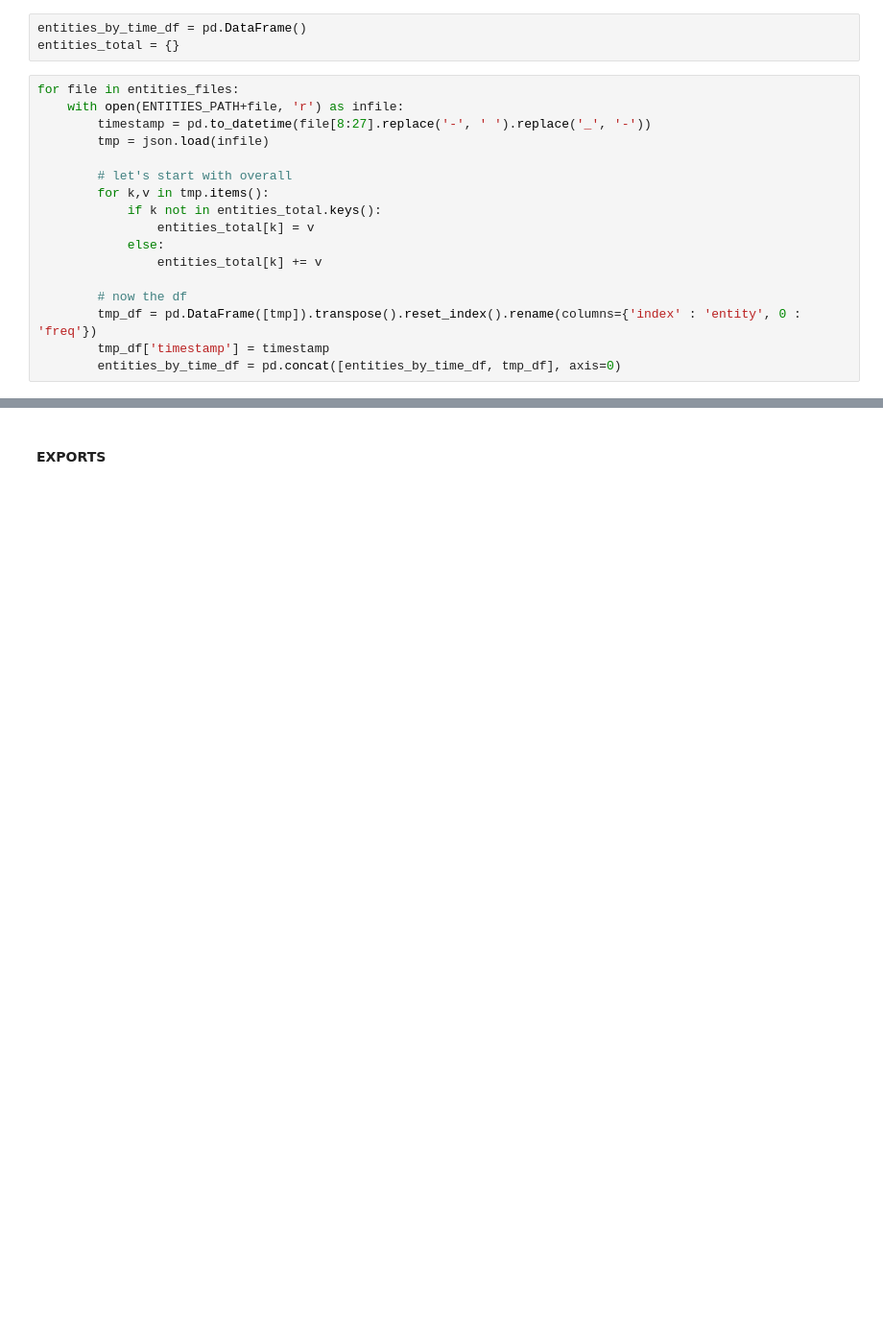
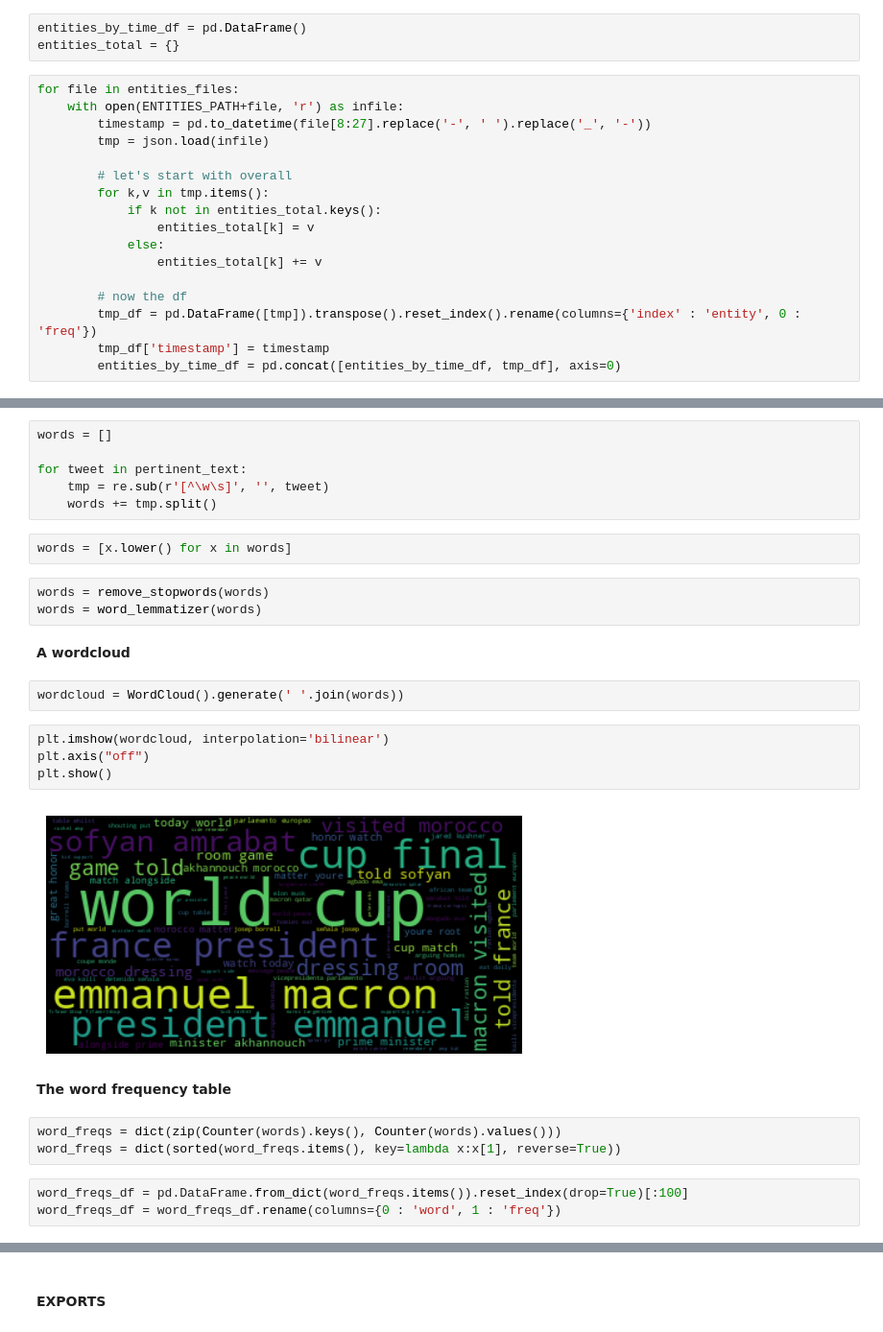
Before and after one commit to CorridorLabs/world_cup_misinfo_tracking, a Jupyter notebook: analysis/02_tweet_analysis.ipynb, the cells around one changed output, grey strips where cells are left out. Shown at 96% size. Cells and saved outputs as stored; diff of their text form; blank space fills up the shorter version.

```diff
--- a/analysis/02_tweet_analysis.ipynb
+++ b/analysis/02_tweet_analysis.ipynb
@@ -314,0 +494,29 @@ entities_total
+# %%
+words = []
+
+for tweet in pertinent_text:
+    tmp = re.sub(r'[^\w\s]', '', tweet)
+    words += tmp.split()
+# %%
+words = [x.lower() for x in words]
+# %%
+words = remove_stopwords(words)
+words = word_lemmatizer(words)
+# %% [markdown]
+**A wordcloud**
+# %%
+wordcloud = WordCloud().generate(' '.join(words))
+# %%
+plt.imshow(wordcloud, interpolation='bilinear')
+plt.axis("off")
+plt.show()
+# %% [output]
+[figure, added]
+# %% [markdown]
+**The word frequency table**
+# %%
+word_freqs = dict(zip(Counter(words).keys(), Counter(words).values()))
+word_freqs = dict(sorted(word_freqs.items(), key=lambda x:x[1], reverse=True))
+# %%
+word_freqs_df = pd.DataFrame.from_dict(word_freqs.items()).reset_index(drop=True)[:100]
+word_freqs_df = word_freqs_df.rename(columns={0 : 'word', 1 : 'freq'})
```
Also changed, not shown: parts of 37 cells of this notebook, 1 other file.
